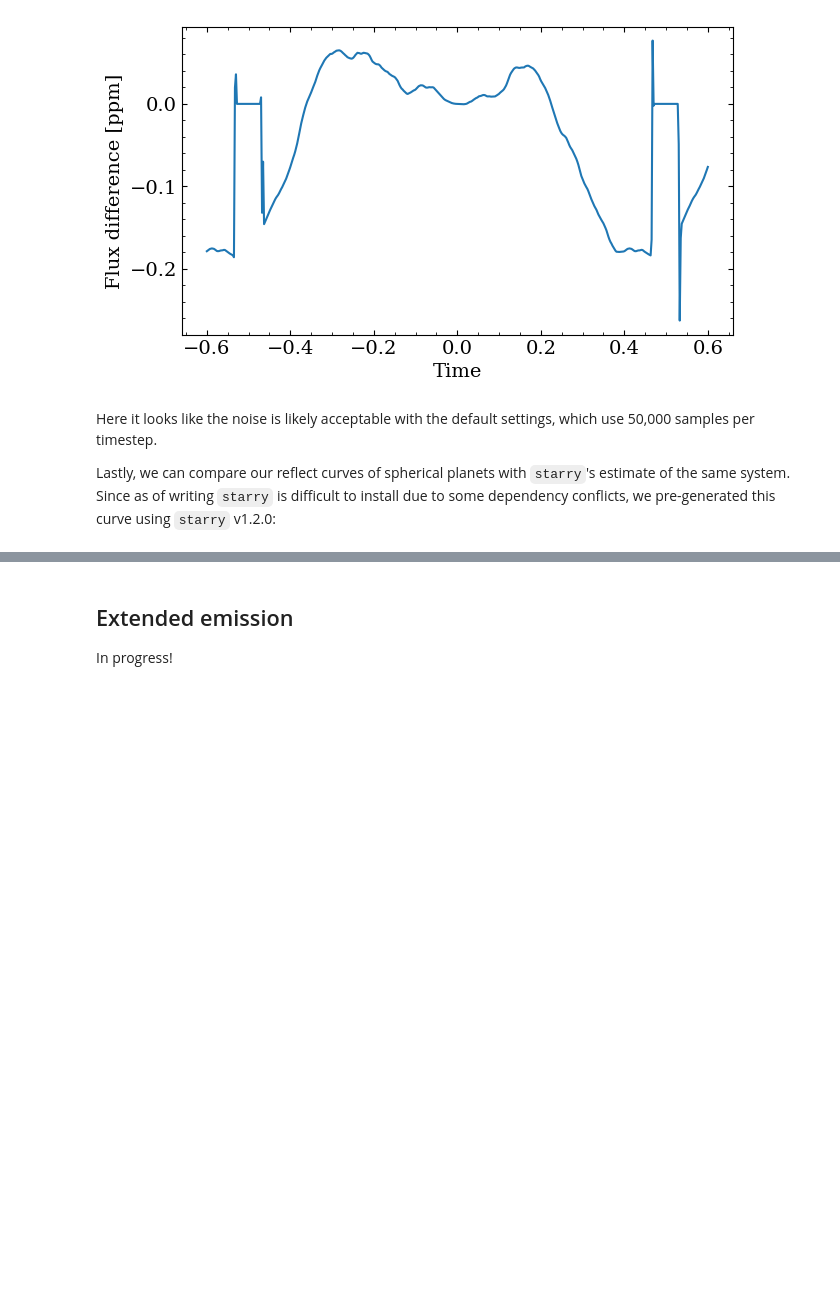
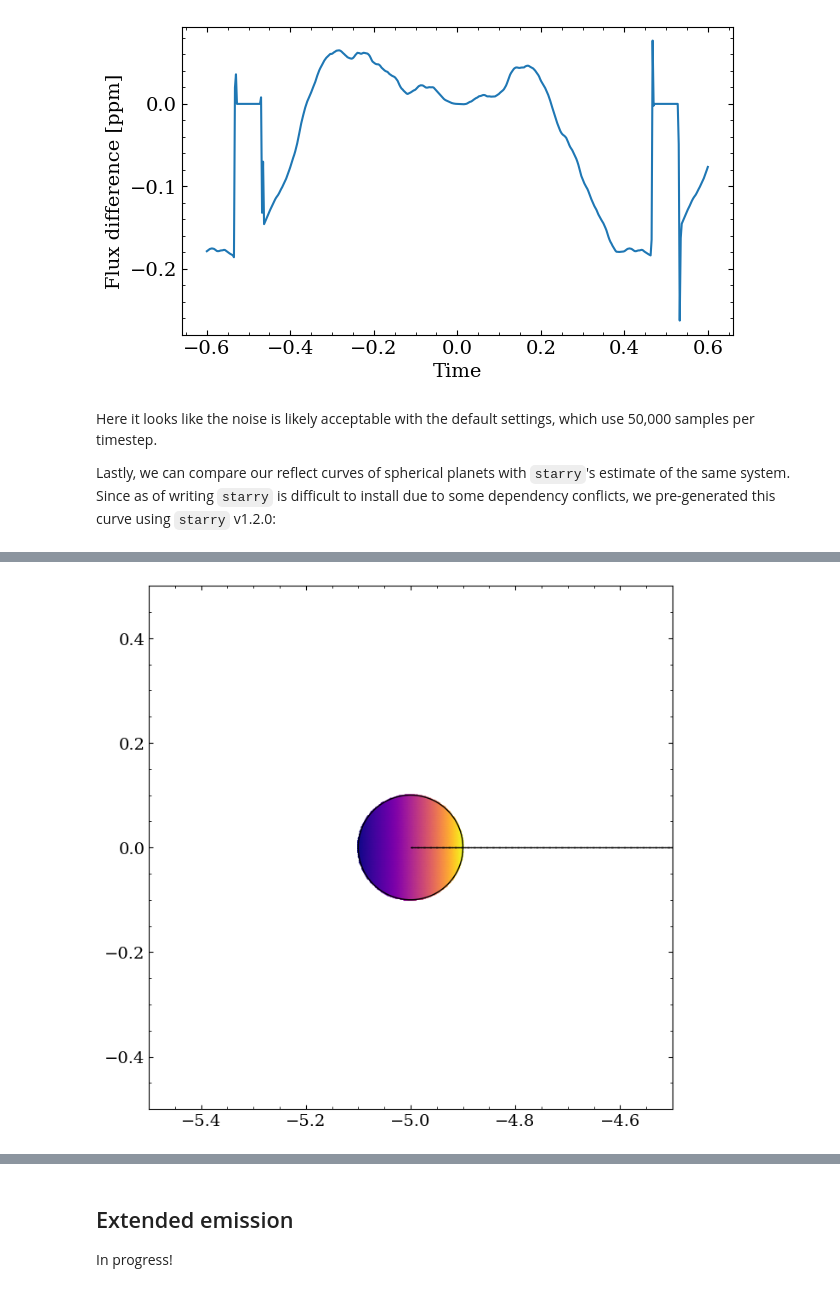
Before and after one commit to ben-cassese/squishyplanet, a Jupyter notebook: docs/tutorials/create_a_phase_curve.ipynb, the cells around one changed output, grey strips where cells are left out. Saved outputs shown, nothing was run; the diff lists cells and outputs as text; code cells hidden in the pictures; blank space fills up the shorter version.

```diff
--- a/docs/tutorials/create_a_phase_curve.ipynb
+++ b/docs/tutorials/create_a_phase_curve.ipynb
@@ -128,0 +130,21 @@ axs[1].set(xlabel="Time", ylabel="Flux difference [ppm]");
+# %%
+state = {
+    "t_peri": -0.25,
+    "times": jnp.linspace(-0.6, 0.6, 500),
+    "a": 5.0,
+    "period": 1.0,
+    "r": 0.1,
+    "i": jnp.pi / 2,
+    "ld_u_coeffs": jnp.array([0.4, 0.26]),
+    "tidally_locked": True,
+    "compute_emitted_phase_curve": True,
+    "hotspot_longitude": 0.0,
+    "hotspot_latitude": -jnp.pi/2,
+    "hotspot_concentration": 0.5,
+    "emitted_scale" : 1e-4,
+}
+planet = OblateSystem(**state)
+
+planet.illustrate(emitted=True, window_size=1, star_fill=False, true_anomalies=0.0)
+# %% [output]
+[figure, added]
```
Also changed, not shown: parts of 21 cells of this notebook, 18 other files.
